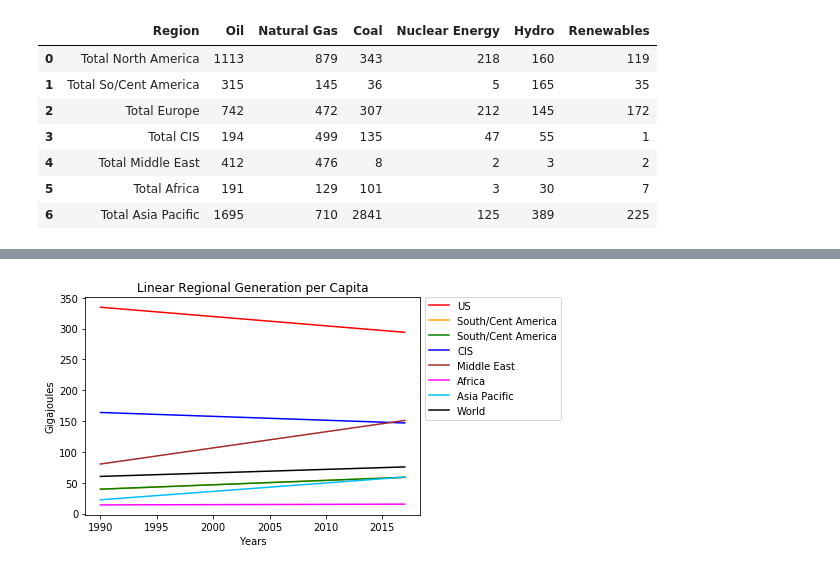
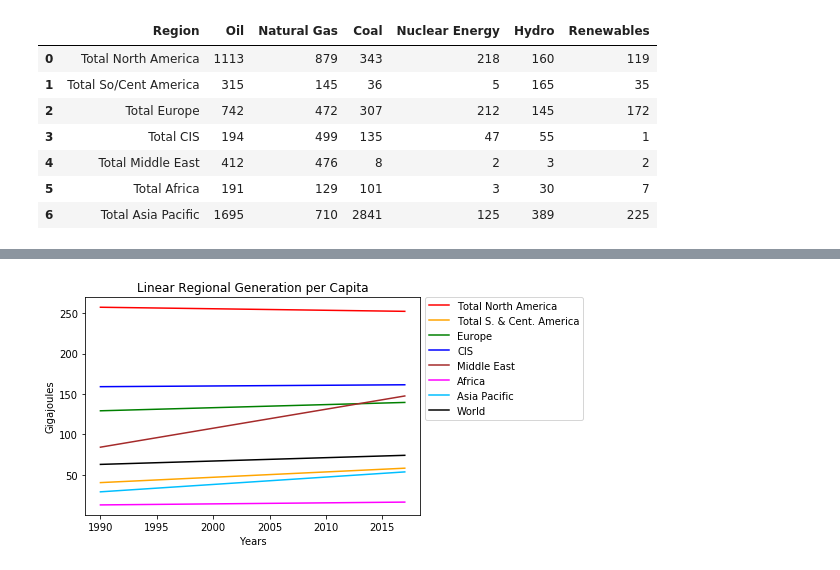
Before and after one commit to gabigham/dagger, a Jupyter notebook: USvsWorld.ipynb, the cells around one changed output, grey strips where cells are left out. Cells and saved outputs as stored; diff of their text form; code cells hidden in the pictures.

Commit message:
graph for green capacity added

```diff
--- a/USvsWorld.ipynb
+++ b/USvsWorld.ipynb
@@ -163,20 +166,20 @@ def plot_linear_reg(country, color):
     plt.plot(x, y, color=color, label=country)
 # %%
 # graph and create png of linear regressions of Energy Generation By Region
-plot_linear_reg('US', 'red')
-plot_linear_reg('South/Cent America', 'orange')
-plot_linear_reg('South/Cent America', 'green')
+plot_linear_reg('Total North America', 'red')
+plot_linear_reg('Total S. & Cent. America', 'orange')
+plot_linear_reg('Europe', 'green')
 plot_linear_reg('CIS', 'blue')
 plot_linear_reg('Middle East', 'brown')
 plot_linear_reg('Africa', 'fuchsia')
 plot_linear_reg('Asia Pacific', 'deepskyblue')
 plot_linear_reg('World', 'black')
 
 plt.title("Linear Regional Generation per Capita")
 plt.xlabel("Years")
 plt.ylabel("Gigajoules")
 plt.legend(bbox_to_anchor=(1, 1.025))
 plt.tight_layout
 plt.savefig("Linear Regional Energy Gen Over Time.png")
 # %% [output]
-[figure, old version]
+[figure, new version]
```
Also changed, not shown: parts of 8 cells of this notebook.
